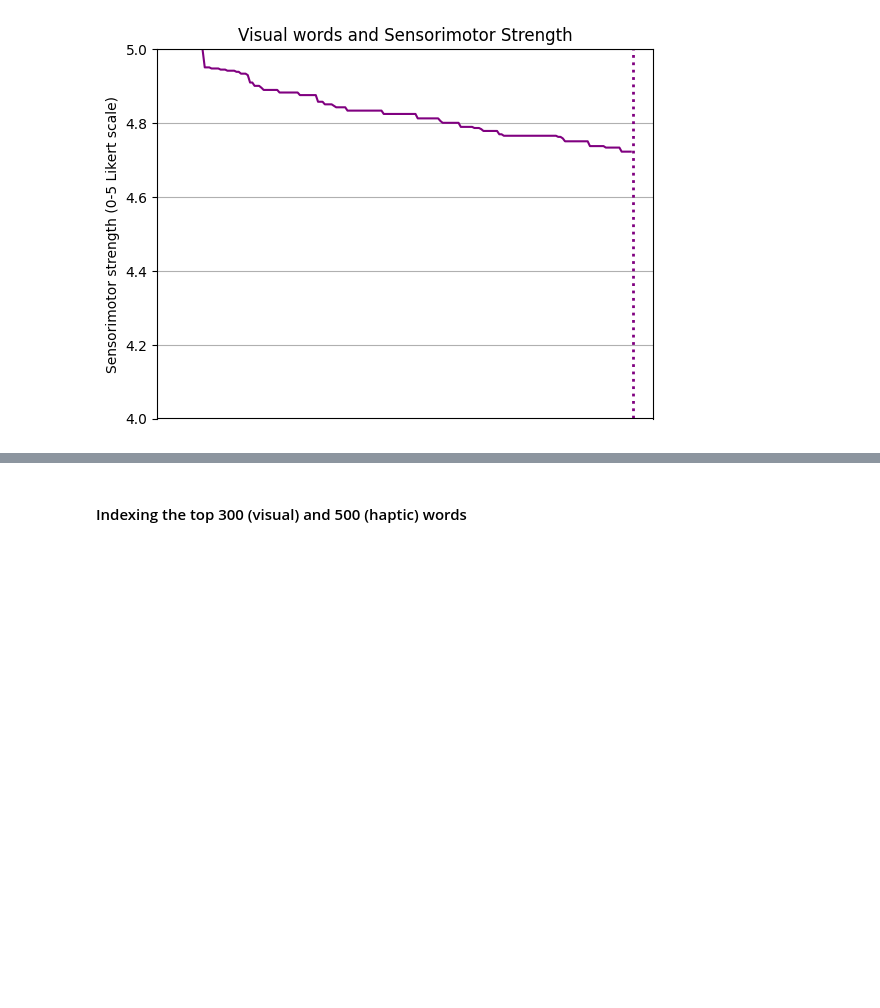
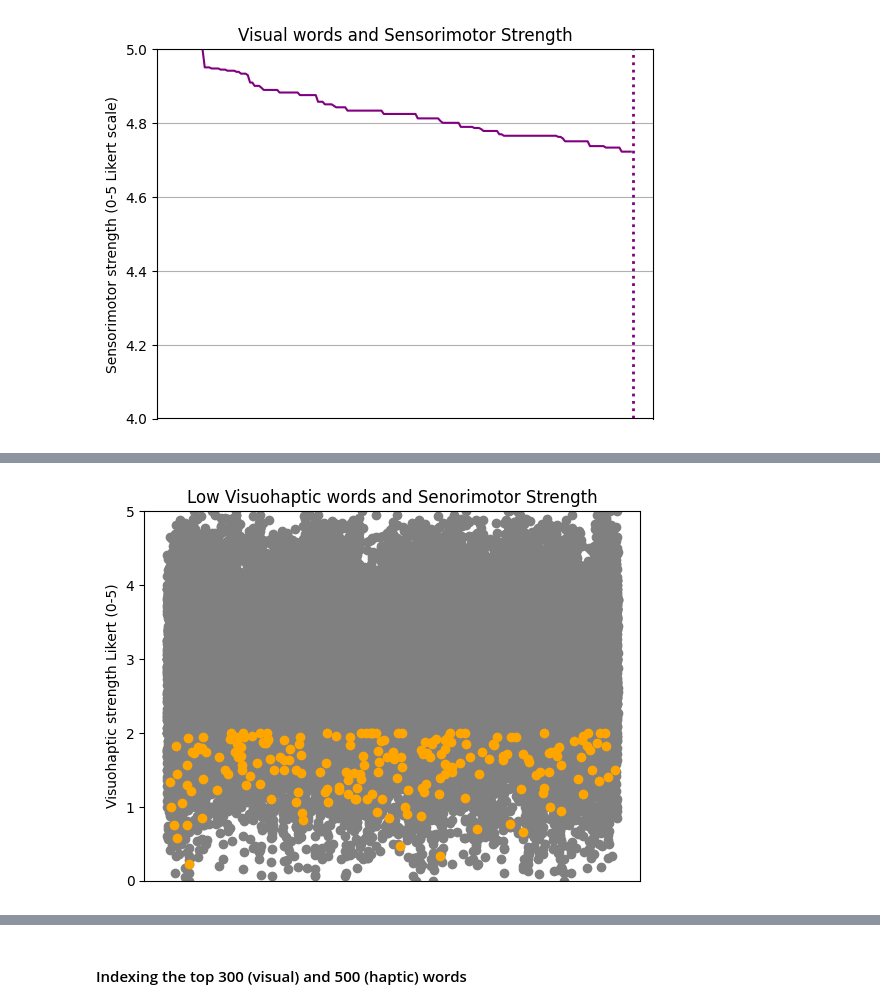
Before and after one commit to soniasola00/SpanLancasterNorm, a Jupyter notebook: Sonia3.ipynb, the cells around one changed output, grey strips where cells are left out. Cells and saved outputs as stored; diff of their text form; code cells hidden in the pictures; blank space fills up the shorter version.

```diff
--- a/Sonia3.ipynb
+++ b/Sonia3.ipynb
@@ -483 +454,27 @@ plt.show()
+# %%
+# make the data
+x7_data = Lancaster_norms["Word"]
+y7_data = Lancaster_norms["Visual.mean"]
+
+x8_data = vh_norm_sample["Word"]
+y8_data = vh_norm_sample["Visual.mean"]
+# plot
+fig, ax = plt.subplots()
+ax.scatter(x7_data, y7_data, s1)
+ax.scatter(x8_data, y8_data, s2)
+
+
+ax.get_xaxis().set_visible(False)
+ax.set(xlabel = 'Low Visuohaptic Words', ylabel='Visuohaptic strength Likert (0-5)', title ='Low Visuohaptic words and Senorimotor Strength')
+
+
+
+ax.scatter(x7_data, y7_data, color='grey')
+ax.scatter(x8_data, y8_data, color='orange')
+ax.set_ylim(0, 5)
+plt.axhline(y=200, color='red', linestyle='dotted')
+
+plt.show()
+# %% [output]
+[figure, added]
 # %%
```
Also changed, not shown: parts of 7 cells of this notebook.
